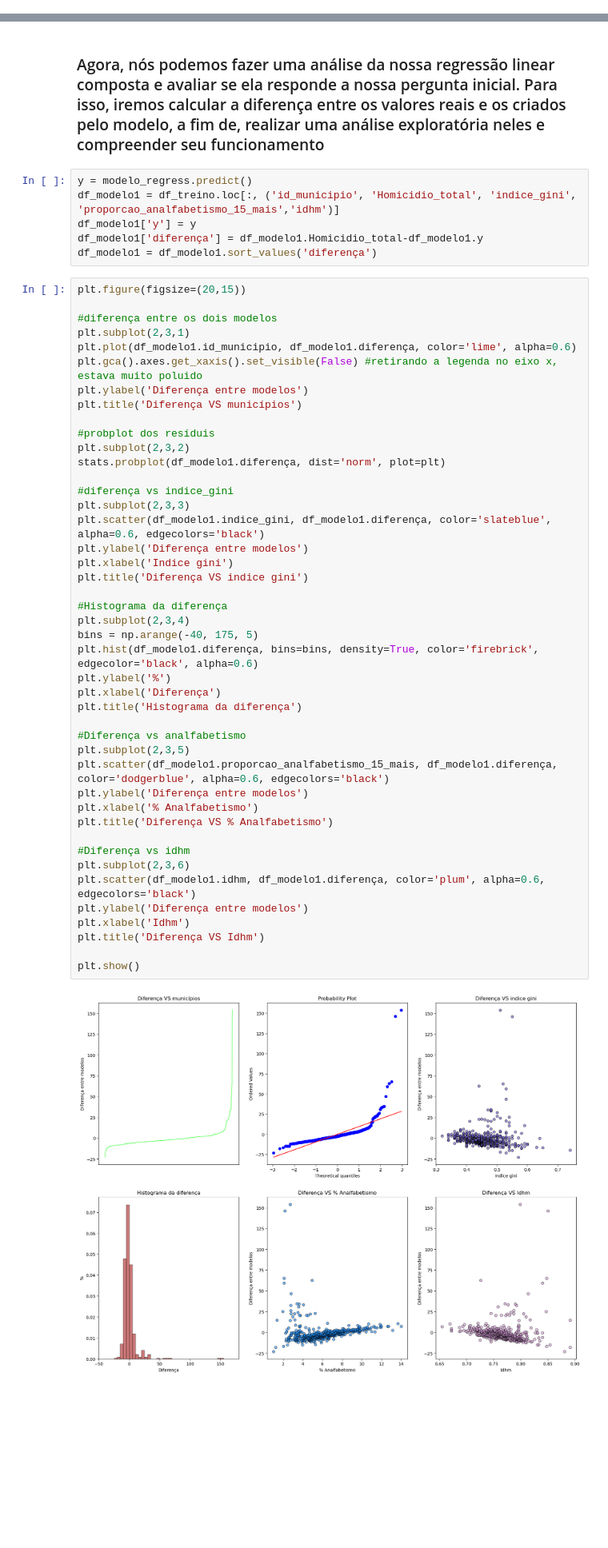
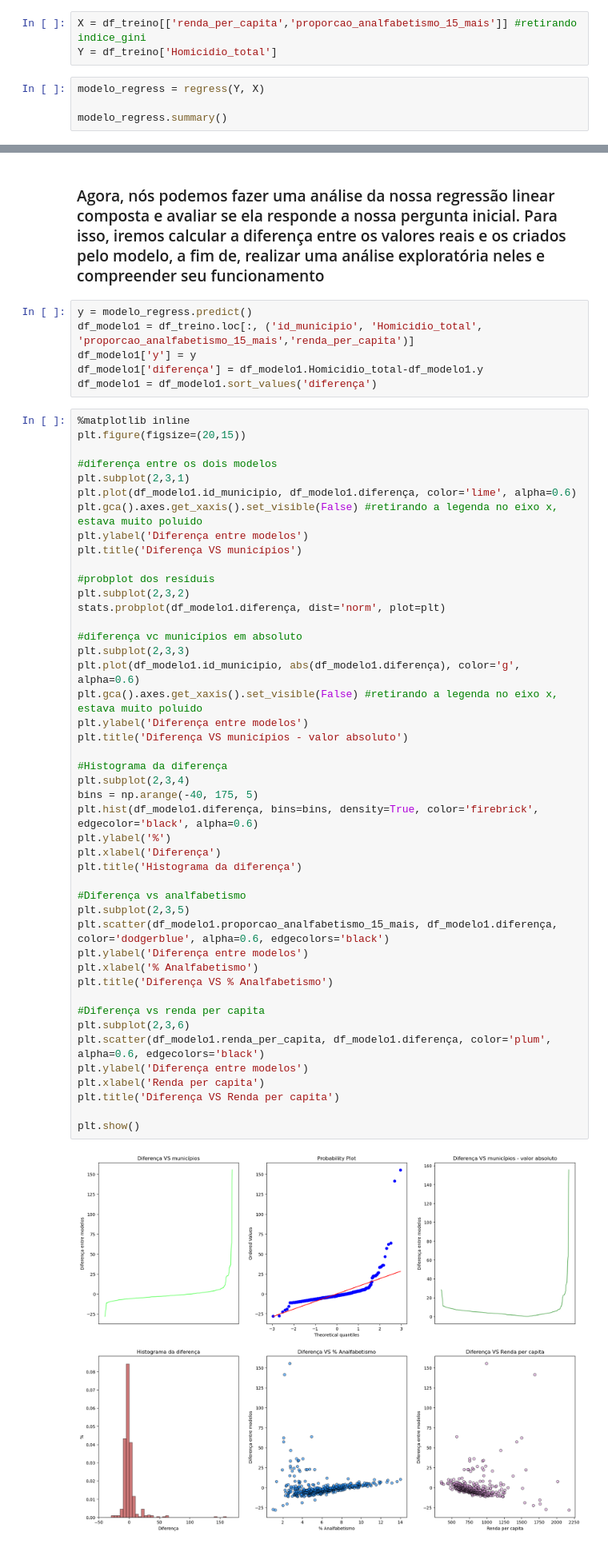
Before and after one commit to felipebns/P2_Cdados, a Jupyter notebook: p2_cdados.ipynb, the cells around one changed output, grey strips where cells are left out. Shown at 80% size. Saved outputs shown, nothing was run; the diff lists cells and outputs as text; blank space fills up the shorter version.

```diff
--- a/p2_cdados.ipynb
+++ b/p2_cdados.ipynb
@@ -335,0 +339,7 @@ Notes:
+# %%
+X = df_treino[['renda_per_capita','proporcao_analfabetismo_15_mais']] #retirando indice_gini
+Y = df_treino['Homicidio_total']
+# %%
+modelo_regress = regress(Y, X)
+
+modelo_regress.summary()
@@ -349,11 +382,12 @@ resultado
 ### Agora, nós podemos fazer uma análise da nossa regressão linear composta e avaliar se ela responde a nossa pergunta inicial. Para isso, iremos calcular a diferença entre os valores reais e os criados pelo modelo, a fim de, realizar uma análise exploratória neles e compreender seu funcionamento
 # %%
 y = modelo_regress.predict()
-df_modelo1 = df_treino.loc[:, ('id_municipio', 'Homicidio_total', 'indice_gini', 'proporcao_analfabetismo_15_mais','idhm')]
+df_modelo1 = df_treino.loc[:, ('id_municipio', 'Homicidio_total', 'proporcao_analfabetismo_15_mais','renda_per_capita')]
 df_modelo1['y'] = y
 df_modelo1['diferença'] = df_modelo1.Homicidio_total-df_modelo1.y
 df_modelo1 = df_modelo1.sort_values('diferença')
 # %%
+%matplotlib inline
 plt.figure(figsize=(20,15))
 
 #diferença entre os dois modelos
@@ -363,41 +397,41 @@ plt.gca().axes.get_xaxis().set_visible(False) #retirando a legenda no eixo x, es
 plt.ylabel('Diferença entre modelos')
 plt.title('Diferença VS municípios')
 
 #probplot dos resíduis
 plt.subplot(2,3,2)
 stats.probplot(df_modelo1.diferença, dist='norm', plot=plt)
 
-#diferença vs indice_gini
+#diferença vc municípios em absoluto
 plt.subplot(2,3,3)
-plt.scatter(df_modelo1.indice_gini, df_modelo1.diferença, color='slateblue', alpha=0.6, edgecolors='black')
+plt.plot(df_modelo1.id_municipio, abs(df_modelo1.diferença), color='g', alpha=0.6)
+plt.gca().axes.get_xaxis().set_visible(False) #retirando a legenda no eixo x, estava muito poluido
 plt.ylabel('Diferença entre modelos')
-plt.xlabel('Indice gini')
-plt.title('Diferença VS indice gini')
+plt.title('Diferença VS municípios - valor absoluto')
 
 #Histograma da diferença
 plt.subplot(2,3,4)
 bins = np.arange(-40, 175, 5)
 plt.hist(df_modelo1.diferença, bins=bins, density=True, color='firebrick', edgecolor='black', alpha=0.6)
 plt.ylabel('%')
 plt.xlabel('Diferença')
 plt.title('Histograma da diferença')
 
 #Diferença vs analfabetismo
 plt.subplot(2,3,5)
 plt.scatter(df_modelo1.proporcao_analfabetismo_15_mais, df_modelo1.diferença, color='dodgerblue', alpha=0.6, edgecolors='black')
 plt.ylabel('Diferença entre modelos')
 plt.xlabel('% Analfabetismo')
 plt.title('Diferença VS % Analfabetismo')
 
-#Diferença vs idhm
+#Diferença vs renda per capita
 plt.subplot(2,3,6)
-plt.scatter(df_modelo1.idhm, df_modelo1.diferença, color='plum', alpha=0.6, edgecolors='black')
+plt.scatter(df_modelo1.renda_per_capita, df_modelo1.diferença, color='plum', alpha=0.6, edgecolors='black')
 plt.ylabel('Diferença entre modelos')
-plt.xlabel('Idhm')
-plt.title('Diferença VS Idhm')
+plt.xlabel('Renda per capita')
+plt.title('Diferença VS Renda per capita')
 
 plt.show()
 # %% [output]
-[figure, old version]
+[figure, new version]
 # %% [markdown]
  ### Fazendo um mapa de calor para melhor visualizar as correlações
```
Also changed, not shown: parts of 14 cells of this notebook.
